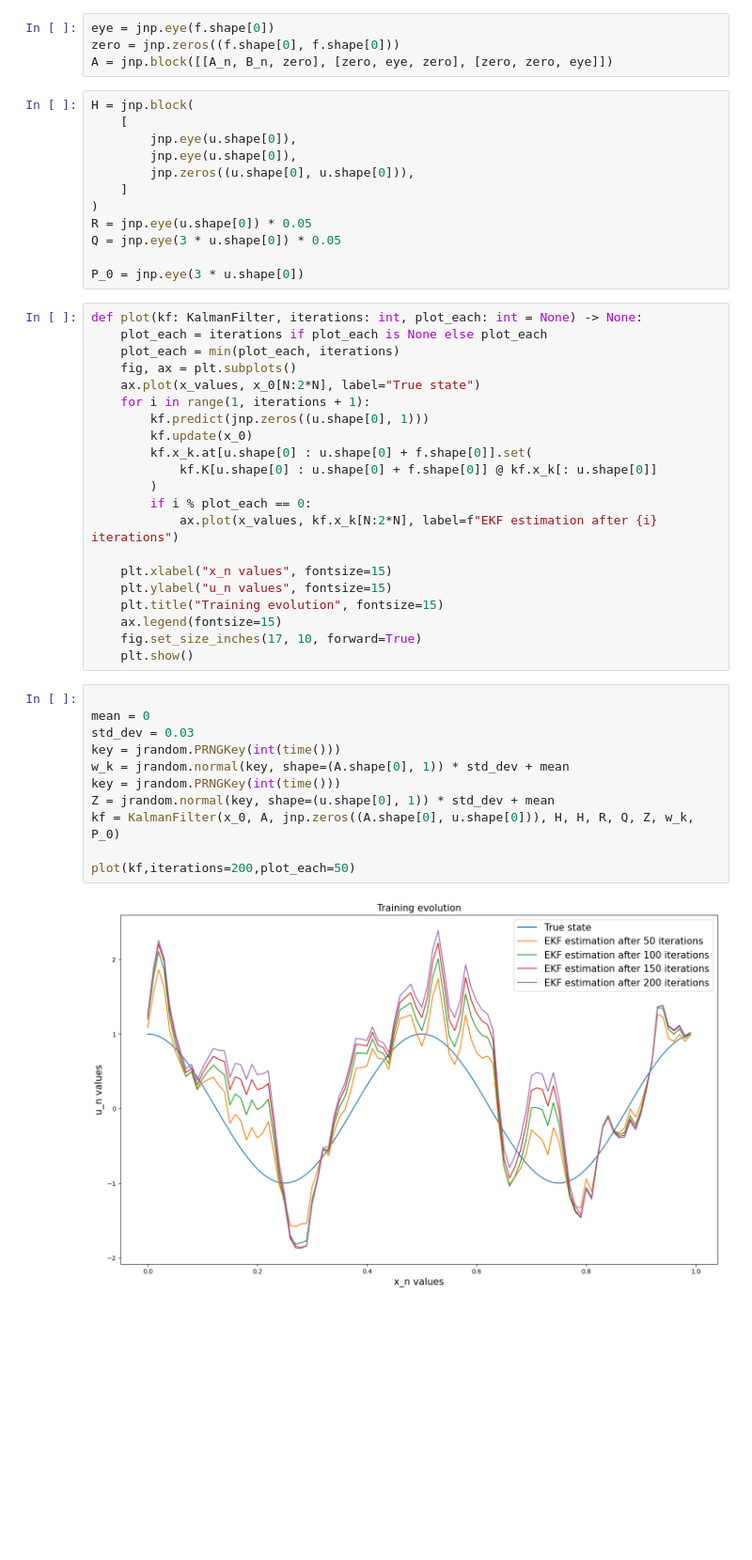
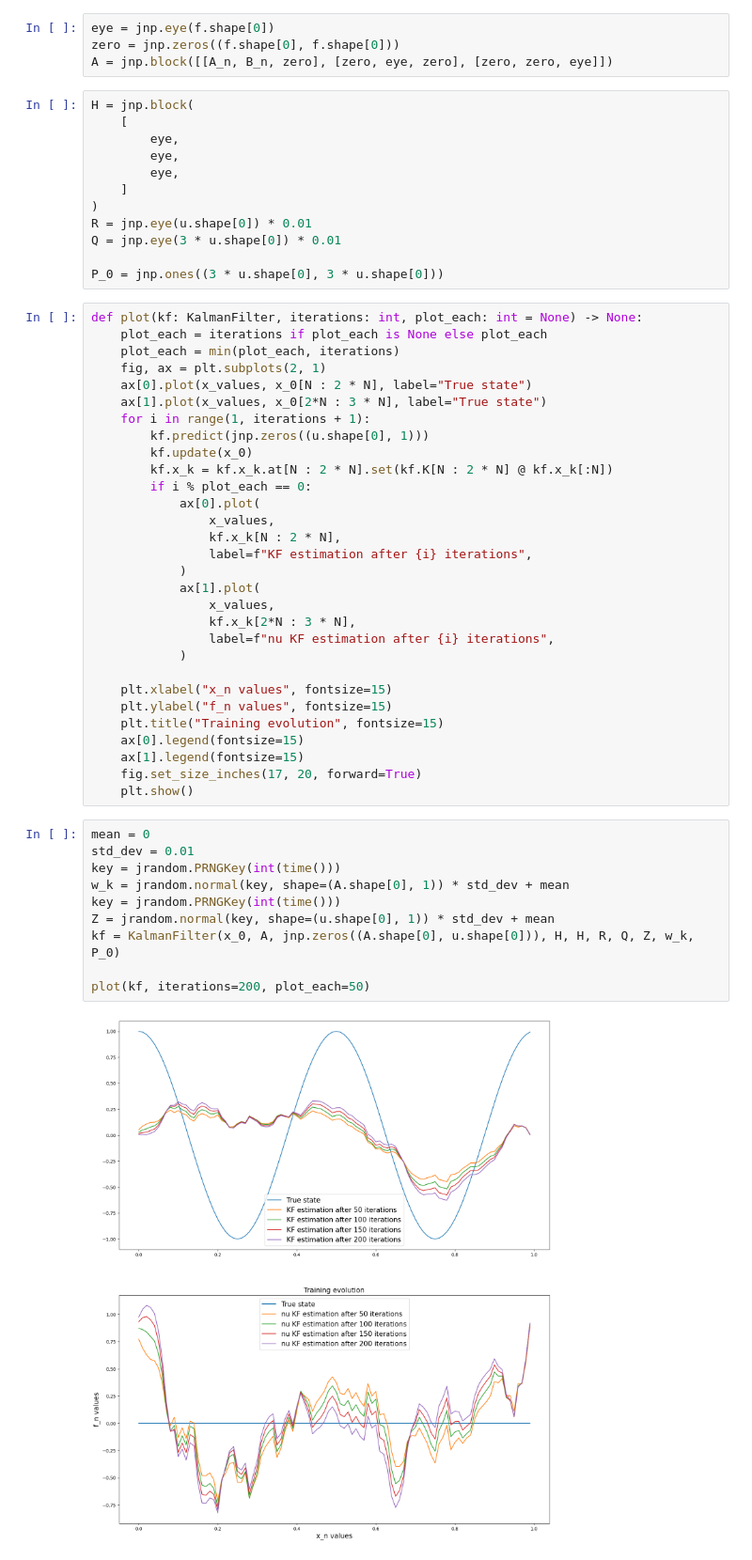
Before and after one commit to Safoueenmarcoo/Notebooks, a Jupyter notebook: extended_KF_2.ipynb, the cells around one changed output. Shown: that part at 94% size. Saved outputs shown, nothing was run; the diff lists cells and outputs as text; blank space fills up the shorter version.

```diff
--- a/extended_KF_2.ipynb
+++ b/extended_KF_2.ipynb
@@ -41,46 +45,54 @@ A = jnp.block([[A_n, B_n, zero], [zero, eye, zero], [zero, zero, eye]])
 # %%
 H = jnp.block(
     [
-        jnp.eye(u.shape[0]),
-        jnp.eye(u.shape[0]),
-        jnp.zeros((u.shape[0], u.shape[0])),
+        eye,
+        eye,
+        eye,
     ]
 )
-R = jnp.eye(u.shape[0]) * 0.05
-Q = jnp.eye(3 * u.shape[0]) * 0.05
+R = jnp.eye(u.shape[0]) * 0.01
+Q = jnp.eye(3 * u.shape[0]) * 0.01
 
-P_0 = jnp.eye(3 * u.shape[0])
+P_0 = jnp.ones((3 * u.shape[0], 3 * u.shape[0]))
 # %%
 def plot(kf: KalmanFilter, iterations: int, plot_each: int = None) -> None:
     plot_each = iterations if plot_each is None else plot_each
     plot_each = min(plot_each, iterations)
-    fig, ax = plt.subplots()
-    ax.plot(x_values, x_0[N:2*N], label="True state")
+    fig, ax = plt.subplots(2, 1)
+    ax[0].plot(x_values, x_0[N : 2 * N], label="True state")
+    ax[1].plot(x_values, x_0[2*N : 3 * N], label="True state")
     for i in range(1, iterations + 1):
         kf.predict(jnp.zeros((u.shape[0], 1)))
         kf.update(x_0)
-        kf.x_k.at[u.shape[0] : u.shape[0] + f.shape[0]].set(
-            kf.K[u.shape[0] : u.shape[0] + f.shape[0]] @ kf.x_k[: u.shape[0]]
-        )
+        kf.x_k = kf.x_k.at[N : 2 * N].set(kf.K[N : 2 * N] @ kf.x_k[:N])
         if i % plot_each == 0:
-            ax.plot(x_values, kf.x_k[N:2*N], label=f"EKF estimation after {i} iterations")
+            ax[0].plot(
+                x_values,
+                kf.x_k[N : 2 * N],
+                label=f"KF estimation after {i} iterations",
+            )
+            ax[1].plot(
+                x_values,
+                kf.x_k[2*N : 3 * N],
+                label=f"nu KF estimation after {i} iterations",
+            )
 
     plt.xlabel("x_n values", fontsize=15)
-    plt.ylabel("u_n values", fontsize=15)
+    plt.ylabel("f_n values", fontsize=15)
     plt.title("Training evolution", fontsize=15)
-    ax.legend(fontsize=15)
-    fig.set_size_inches(17, 10, forward=True)
+    ax[0].legend(fontsize=15)
+    ax[1].legend(fontsize=15)
+    fig.set_size_inches(17, 20, forward=True)
     plt.show()
 # %%
-
 mean = 0
-std_dev = 0.03
+std_dev = 0.01
 key = jrandom.PRNGKey(int(time()))
 w_k = jrandom.normal(key, shape=(A.shape[0], 1)) * std_dev + mean
 key = jrandom.PRNGKey(int(time()))
 Z = jrandom.normal(key, shape=(u.shape[0], 1)) * std_dev + mean
 kf = KalmanFilter(x_0, A, jnp.zeros((A.shape[0], u.shape[0])), H, H, R, Q, Z, w_k, P_0)
 
-plot(kf,iterations=200,plot_each=50)
+plot(kf, iterations=200, plot_each=50)
 # %% [output]
-[figure, old version]
+[figure, new version]
```
Also changed, not shown: parts of 1 cell of this notebook.
